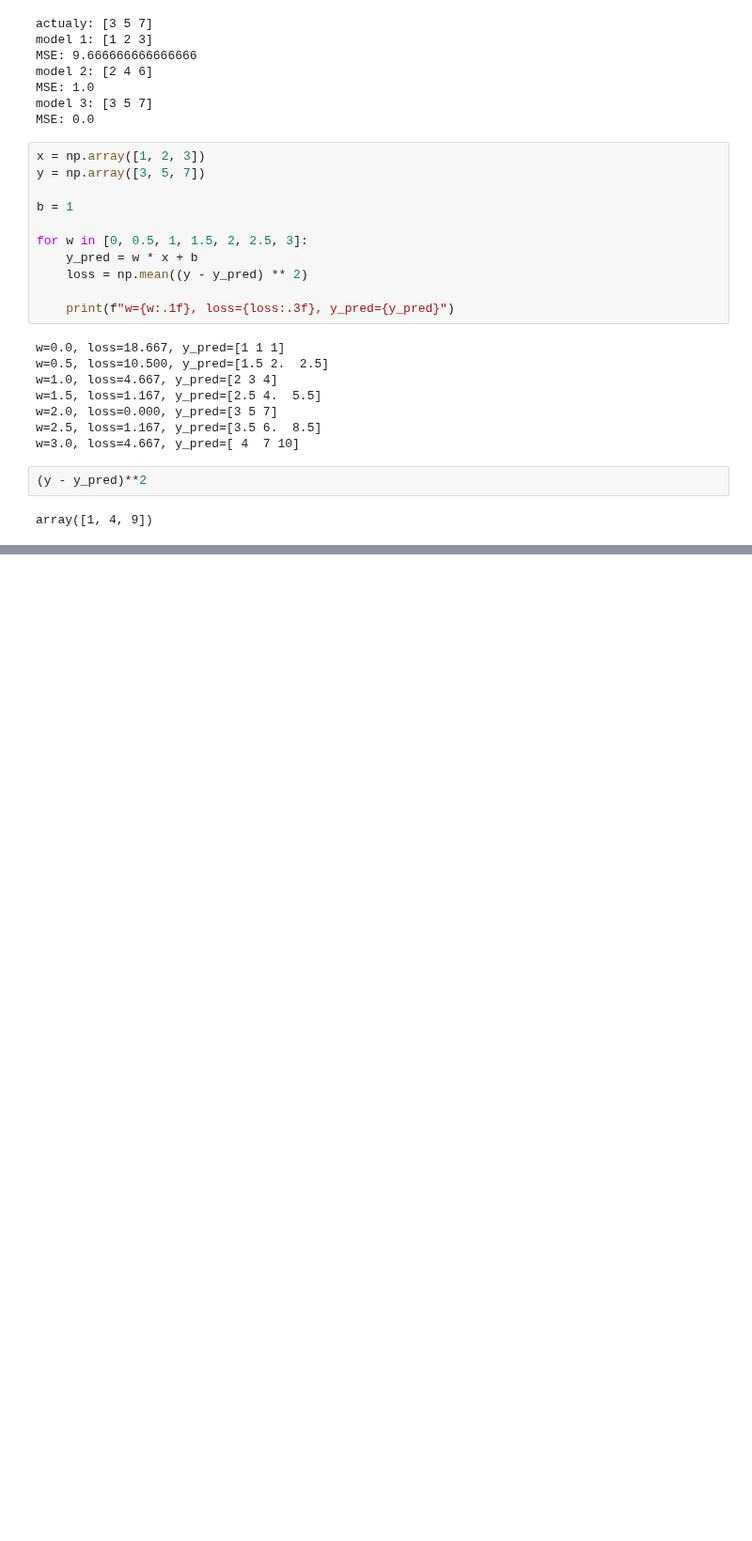
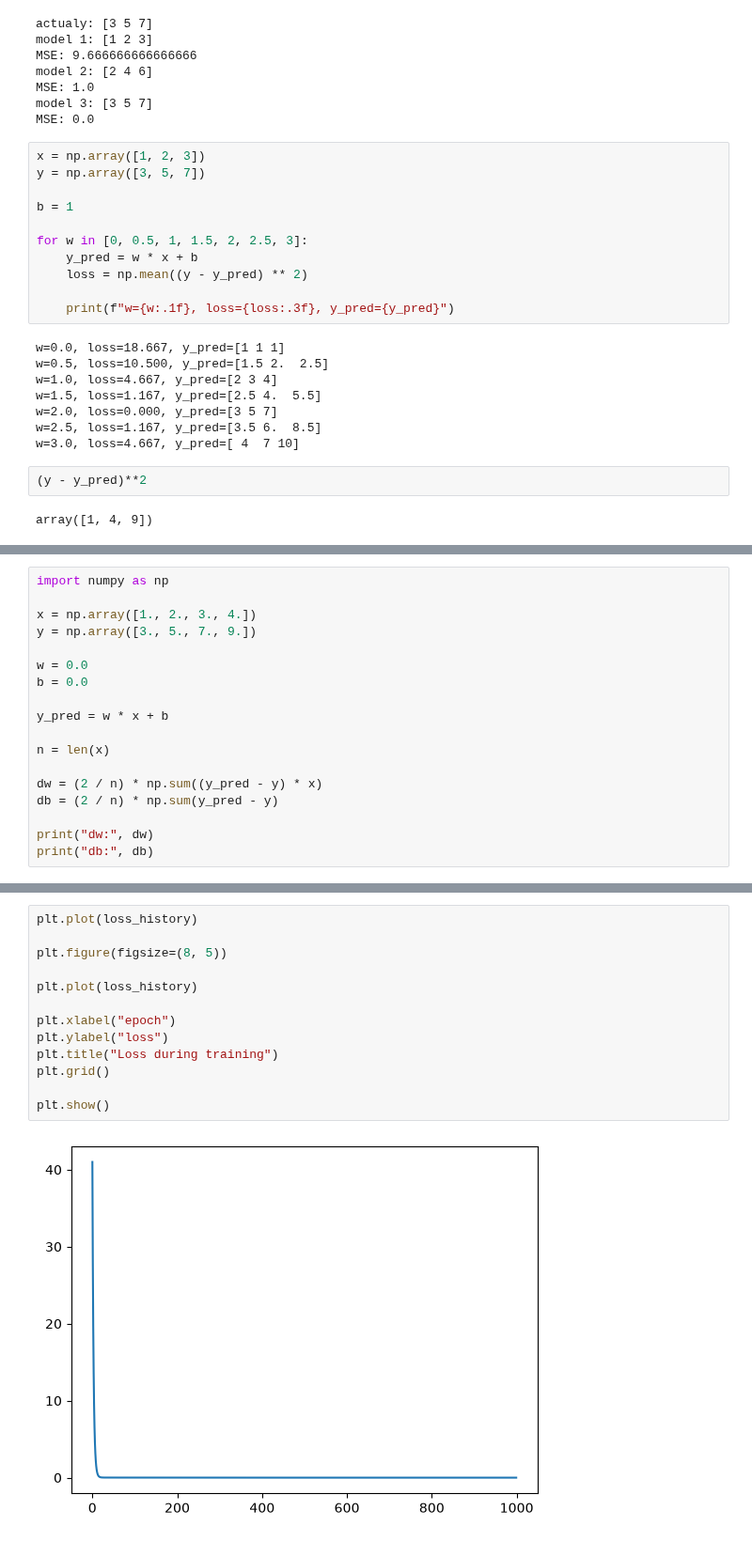
Before and after one commit to Kimchi-2025/big0611, a Jupyter notebook: py/AI_Learning/ML_day1.ipynb, the cells around one changed output, grey strips where cells are left out. Shown at 94% size. Saved outputs shown, nothing was run; the diff lists cells and outputs as text; blank space fills up the shorter version.

```diff
--- a/py/AI_Learning/ML_day1.ipynb
+++ b/py/AI_Learning/ML_day1.ipynb
@@ -173,0 +281,18 @@ array([1, 4, 9])
+# %%
+import numpy as np
+
+x = np.array([1., 2., 3., 4.])
+y = np.array([3., 5., 7., 9.])
+
+w = 0.0
+b = 0.0
+
+y_pred = w * x + b
+
+n = len(x)
+
+dw = (2 / n) * np.sum((y_pred - y) * x)
+db = (2 / n) * np.sum(y_pred - y)
+
+print("dw:", dw)
+print("db:", db)
@@ -173,0 +573,15 @@ array([1, 4, 9])
+# %%
+plt.plot(loss_history)
+
+plt.figure(figsize=(8, 5))
+
+plt.plot(loss_history)
+
+plt.xlabel("epoch")
+plt.ylabel("loss")
+plt.title("Loss during training")
+plt.grid()
+
+plt.show()
+# %% [output]
+[figure, added]
```
Also changed, not shown: parts of 41 cells of this notebook, 5 other files.
